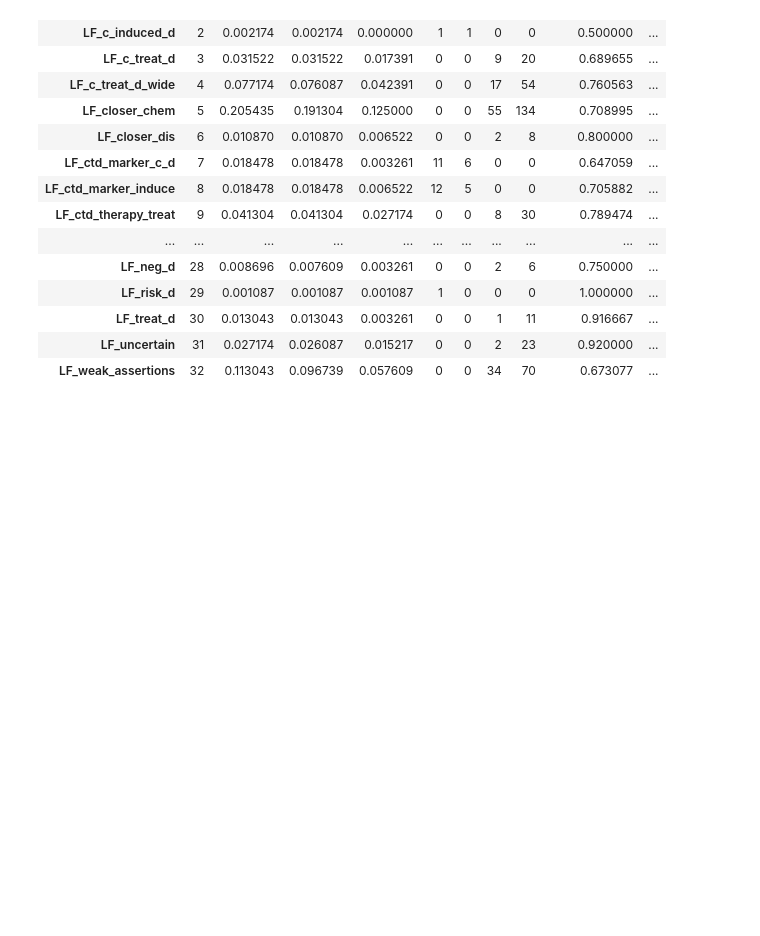
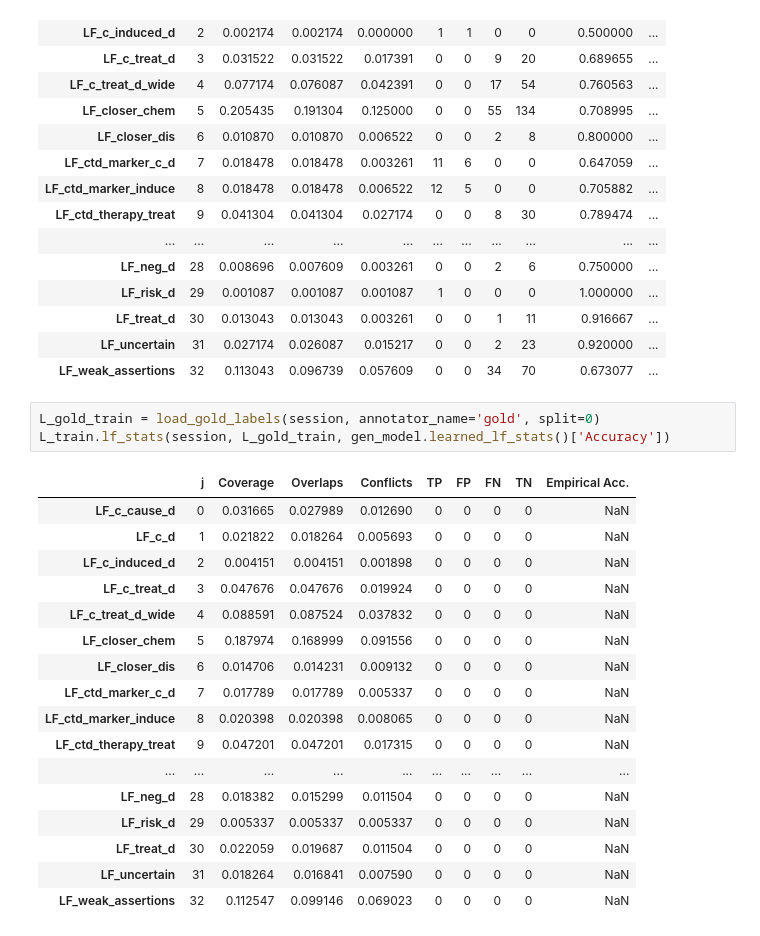
Before and after one commit to novaintrovert/snorkel, a Jupyter notebook: tutorials/cdr/CDR_Tutorial_2.ipynb, the cells around one changed output. Cells and saved outputs as stored; diff of their text form; blank space fills up the shorter version.

```diff
--- a/tutorials/cdr/CDR_Tutorial_2.ipynb
+++ b/tutorials/cdr/CDR_Tutorial_2.ipynb
@@ -423,3 +425,24 @@ L_dev.lf_stats(session, L_gold_dev, gen_model.learned_lf_stats()['Accuracy'])
 | LF_treat_d | 30 | 0.013043 | 0.013043 | 0.003261 | 0 | 0 | 1 | 11 | 0.916667 | ... |
 | LF_uncertain | 31 | 0.027174 | 0.026087 | 0.015217 | 0 | 0 | 2 | 23 | 0.920000 | ... |
 | LF_weak_assertions | 32 | 0.113043 | 0.096739 | 0.057609 | 0 | 0 | 34 | 70 | 0.673077 | ... |
+# %%
+L_gold_train = load_gold_labels(session, annotator_name='gold', split=0)
+L_train.lf_stats(session, L_gold_train, gen_model.learned_lf_stats()['Accuracy'])
+# %% [output]
+|  | j | Coverage | Overlaps | Conflicts | TP | FP | FN | TN | Empirical Acc. |
+| LF_c_cause_d | 0 | 0.031665 | 0.027989 | 0.012690 | 0 | 0 | 0 | 0 | NaN |
+| LF_c_d | 1 | 0.021822 | 0.018264 | 0.005693 | 0 | 0 | 0 | 0 | NaN |
+| LF_c_induced_d | 2 | 0.004151 | 0.004151 | 0.001898 | 0 | 0 | 0 | 0 | NaN |
+| LF_c_treat_d | 3 | 0.047676 | 0.047676 | 0.019924 | 0 | 0 | 0 | 0 | NaN |
+| LF_c_treat_d_wide | 4 | 0.088591 | 0.087524 | 0.037832 | 0 | 0 | 0 | 0 | NaN |
+| LF_closer_chem | 5 | 0.187974 | 0.168999 | 0.091556 | 0 | 0 | 0 | 0 | NaN |
+| LF_closer_dis | 6 | 0.014706 | 0.014231 | 0.009132 | 0 | 0 | 0 | 0 | NaN |
+| LF_ctd_marker_c_d | 7 | 0.017789 | 0.017789 | 0.005337 | 0 | 0 | 0 | 0 | NaN |
+| LF_ctd_marker_induce | 8 | 0.020398 | 0.020398 | 0.008065 | 0 | 0 | 0 | 0 | NaN |
+| LF_ctd_therapy_treat | 9 | 0.047201 | 0.047201 | 0.017315 | 0 | 0 | 0 | 0 | NaN |
+| ... | ... | ... | ... | ... | ... | ... | ... | ... | ... |
+| LF_neg_d | 28 | 0.018382 | 0.015299 | 0.011504 | 0 | 0 | 0 | 0 | NaN |
+| LF_risk_d | 29 | 0.005337 | 0.005337 | 0.005337 | 0 | 0 | 0 | 0 | NaN |
+| LF_treat_d | 30 | 0.022059 | 0.019687 | 0.011504 | 0 | 0 | 0 | 0 | NaN |
+| LF_uncertain | 31 | 0.018264 | 0.016841 | 0.007590 | 0 | 0 | 0 | 0 | NaN |
+| LF_weak_assertions | 32 | 0.112547 | 0.099146 | 0.069023 | 0 | 0 | 0 | 0 | NaN |
```
Also changed, not shown: parts of 17 cells of this notebook, 5 other files.
